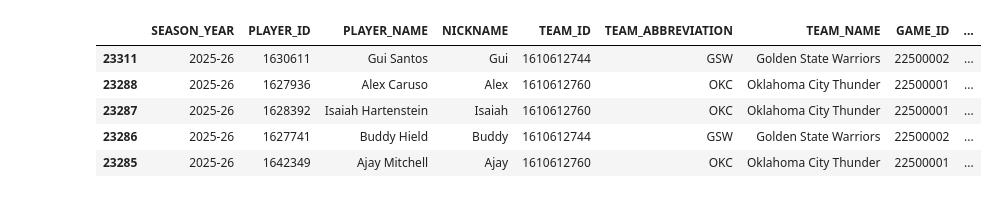
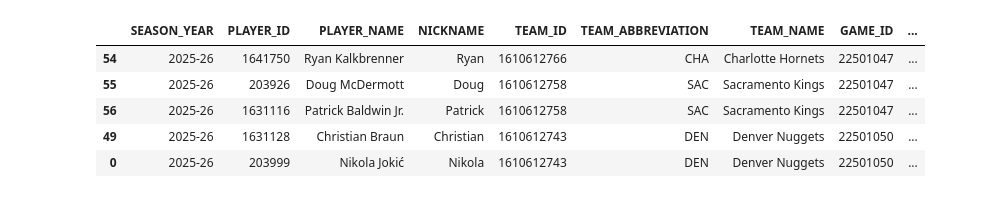
Before and after one commit to spon7ge/NBA-Prop-Predictor, a Jupyter notebook: src/points_model/min_model.ipynb, the cells around one changed output. Saved outputs shown, nothing was run; the diff lists cells and outputs as text; code cells hidden in the pictures.

```diff
--- a/src/points_model/min_model.ipynb
+++ b/src/points_model/min_model.ipynb
@@ -29,13 +29,15 @@ warnings.filterwarnings("ignore")
 # %%
 pd.set_option('display.max_columns', None)
 
-df = pd.read_csv('data/raw/season_stats/S26.csv').sort_values(by='GAME_DATE')
-df.head()
+# s24 = pd.read_csv('data/raw/season_stats/S24.csv').sort_values(by='GAME_DATE')
+s25 = pd.read_csv('data/raw/season_stats/S25.csv').sort_values(by='GAME_DATE')
+s26 = pd.read_csv('data/raw/season_stats/S26.csv').sort_values(by='GAME_DATE')
+s26.tail()
 # %% [output]
 |  | SEASON_YEAR | PLAYER_ID | PLAYER_NAME | NICKNAME | TEAM_ID | TEAM_ABBREVIATION | TEAM_NAME | GAME_ID | ... |
-| 23311 | 2025-26 | 1630611 | Gui Santos | Gui | 1610612744 | GSW | Golden State Warriors | 22500002 | ... |
-| 23288 | 2025-26 | 1627936 | Alex Caruso | Alex | 1610612760 | OKC | Oklahoma City Thunder | 22500001 | ... |
-| 23287 | 2025-26 | 1628392 | Isaiah Hartenstein | Isaiah | 1610612760 | OKC | Oklahoma City Thunder | 22500001 | ... |
-| 23286 | 2025-26 | 1627741 | Buddy Hield | Buddy | 1610612744 | GSW | Golden State Warriors | 22500002 | ... |
-| 23285 | 2025-26 | 1642349 | Ajay Mitchell | Ajay | 1610612760 | OKC | Oklahoma City Thunder | 22500001 | ... |
+| 54 | 2025-26 | 1641750 | Ryan Kalkbrenner | Ryan | 1610612766 | CHA | Charlotte Hornets | 22501047 | ... |
+| 55 | 2025-26 | 203926 | Doug McDermott | Doug | 1610612758 | SAC | Sacramento Kings | 22501047 | ... |
+| 56 | 2025-26 | 1631116 | Patrick Baldwin Jr. | Patrick | 1610612758 | SAC | Sacramento Kings | 22501047 | ... |
+| 49 | 2025-26 | 1631128 | Christian Braun | Christian | 1610612743 | DEN | Denver Nuggets | 22501050 | ... |
+| 0 | 2025-26 | 203999 | Nikola Jokić | Nikola | 1610612743 | DEN | Denver Nuggets | 22501050 | ... |
 # %%
```
Also changed, not shown: parts of 22 cells of this notebook, 24 other files.
